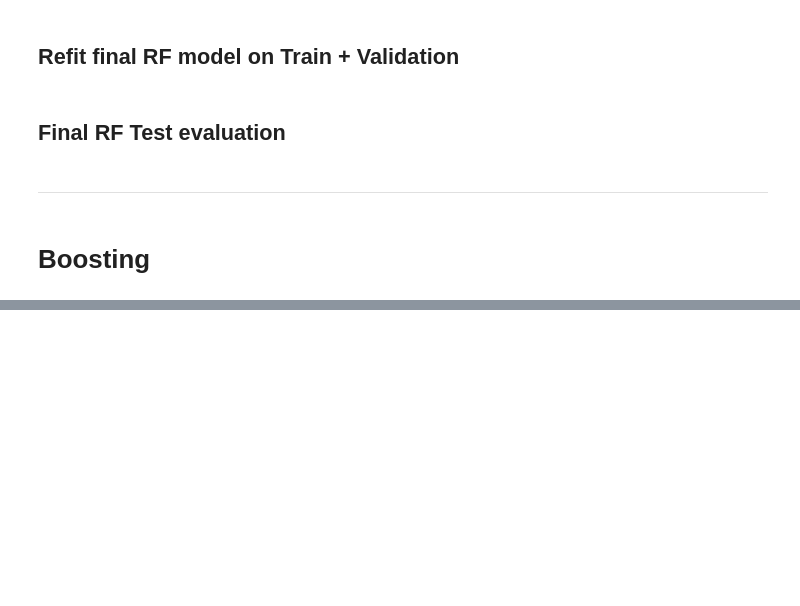
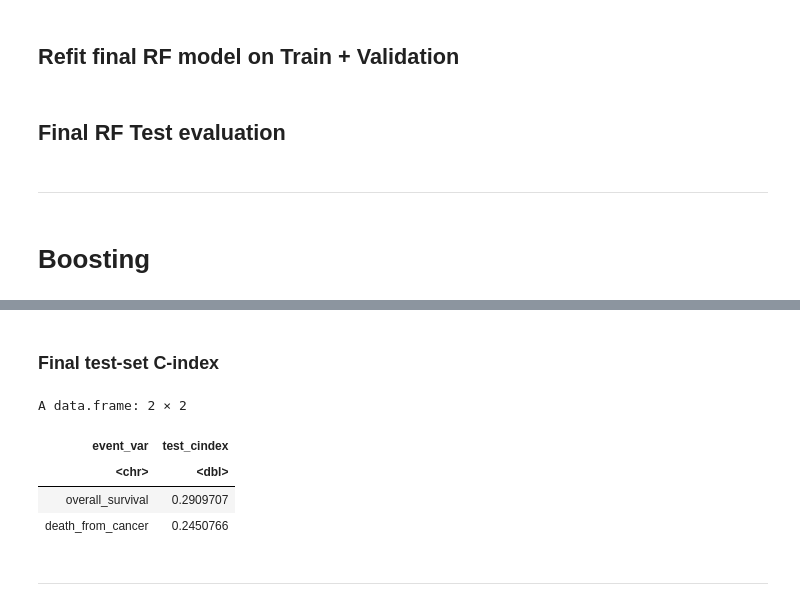
Before and after one commit to harrisdurrani/data_mining_project, a Jupyter notebook: Ensemble Tree Methods (R code).ipynb, the cells around one changed output, grey strips where cells are left out. Cells and saved outputs as stored; diff of their text form; code cells hidden in the pictures; blank space fills up the shorter version.

```diff
--- a/Ensemble Tree Methods (R code).ipynb
+++ b/Ensemble Tree Methods (R code).ipynb
@@ -1170,0 +1393,27 @@ dfc_xgb_top3 <- dfc_xgb_train_results[1:3, ]
+# %%
+os_train_valid <- rbind(os_train, os_valid)
+dfc_train_valid <- rbind(dfc_train, dfc_valid)
+
+# Re-encode using train+validation as the training reference
+os_final_mats <- encode_splits(os_train_valid, os_test, os_test)
+dfc_final_mats <- encode_splits(dfc_train_valid, dfc_test, dfc_test)
+
+os_dtrain_valid <- xgb.DMatrix(
+  data = os_final_mats$train,
+  label = make_xgb_label(os_train_valid)
+)
+
+os_dtest_final <- xgb.DMatrix(
+  data = os_final_mats$valid,
+  label = make_xgb_label(os_test)
+)
+
+dfc_dtrain_valid <- xgb.DMatrix(
+  data = dfc_final_mats$train,
+  label = make_xgb_label(dfc_train_valid)
+)
+
+dfc_dtest_final <- xgb.DMatrix(
+  data = dfc_final_mats$valid,
+  label = make_xgb_label(dfc_test)
+)
@@ -1170,0 +1457,28 @@ dfc_xgb_top3 <- dfc_xgb_train_results[1:3, ]
+# %% [markdown]
+### Final test-set C-index
+# %%
+os_xgb_test_risk <- predict(os_xgb_final, os_dtest_final)
+dfc_xgb_test_risk <- predict(dfc_xgb_final, dfc_dtest_final)
+
+os_xgb_test_cindex <- concordance(
+  Surv(os_test$time, os_test$event) ~ os_xgb_test_risk
+)$concordance
+
+dfc_xgb_test_cindex <- concordance(
+  Surv(dfc_test$time, dfc_test$event) ~ dfc_xgb_test_risk
+)$concordance
+
+final_xgb_results <- data.frame(
+  event_var = c("overall_survival", "death_from_cancer"),
+  test_cindex = c(os_xgb_test_cindex, dfc_xgb_test_cindex)
+)
+
+final_xgb_results
+# %% [output]
+A data.frame: 2 × 2
+| event_var | test_cindex |
+| <chr> | <dbl> |
+| overall_survival | 0.2909707 |
+| death_from_cancer | 0.2450766 |
+# %% [markdown]
+---
```
Also changed, not shown: parts of 42 cells of this notebook.
